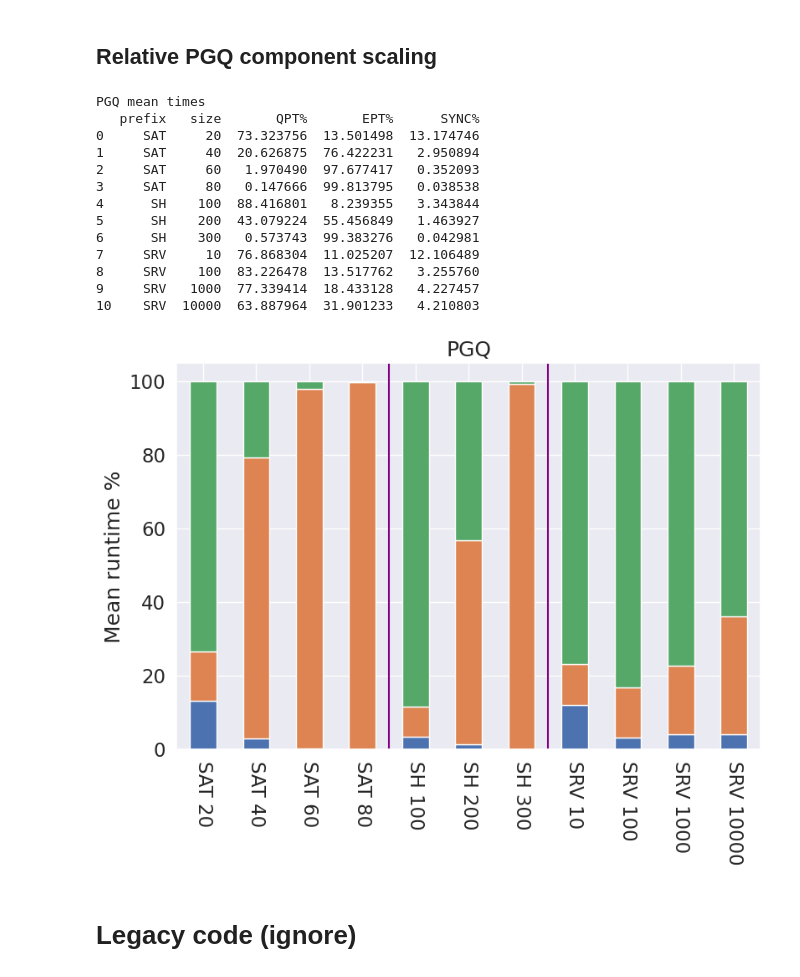
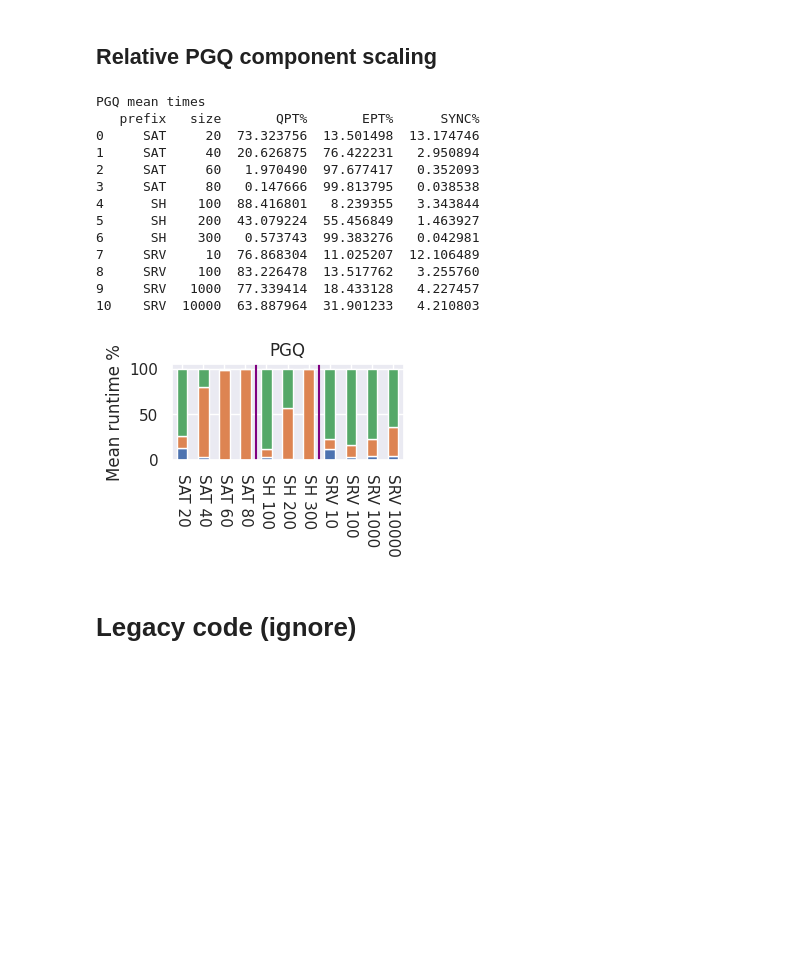
Before and after one commit to PELAB-LiU/ProbabilisticGraphQuery, a Jupyter notebook: measurements/a_rq1_scaling.ipynb, the cells around one changed output. Drawn from its saved outputs; the diff is of its cells as text; code cells hidden in the pictures; blank space fills up the shorter version.

```diff
--- a/measurements/a_rq1_scaling.ipynb
+++ b/measurements/a_rq1_scaling.ipynb
@@ -4,8 +4,8 @@ import seaborn as sns
 from matplotlib import pyplot as plt
 import numpy as np
 from util import *
-
-sns.set(font_scale=1.5)
+import figutil as fgu
+sns.set(font_scale=1)
 # %%
 df_scale = load_scale()[["prefix","run","iteration","size",
         "incremental.healthy","incremental.timeout","incremental.total[ms]","incremental.sync[ms]","incremental.prop[ms]",
@@ -157,35 +161,37 @@ data['Total time'] = data['incremental.engine[ms]'] + data['incremental.sync[ms]
 data['QPT%'] = data['incremental.engine[ms]'] / data['Total time'] * 100
 data['EPT%'] = data['incremental.prop[ms]'] / data['Total time'] * 100
 data['SYNC%'] = data['incremental.sync[ms]'] / data['Total time'] * 100
 
-fig, ax = plt.subplots(1, 1, figsize=(9,6))
+fig, ax = plt.subplots(1, 1, figsize=oneCol(12,5))
 fig.suptitle('')
+
+data = data.rename({"SRV 1000":"SRV 1k", "SRV 10000": "SRV 10k"})
 
 data.plot(kind='bar',ax=ax, x='x',y=['SYNC%','EPT%','QPT%'],stacked=True,legend=False)
 ax.tick_params(axis='x', labelrotation=-90)
 ax.set(title='PGQ', ylabel='Mean runtime %', xlabel=None)
 #axes[0].get_legend().set_visible(False)
 ax.axvline(3.5,0,1,color='purple')
 ax.axvline(6.5,0,1,color='purple')
 print('PGQ mean times')
 print(data[['prefix','size','QPT%','EPT%','SYNC%']])
 
 fig.savefig("figures/scale-reative.pdf", bbox_inches='tight')
 # %% [output]
 PGQ mean times
    prefix   size       QPT%       EPT%      SYNC%
 0     SAT     20  73.323756  13.501498  13.174746
 1     SAT     40  20.626875  76.422231   2.950894
 2     SAT     60   1.970490  97.677417   0.352093
 3     SAT     80   0.147666  99.813795   0.038538
 4      SH    100  88.416801   8.239355   3.343844
 5      SH    200  43.079224  55.456849   1.463927
 6      SH    300   0.573743  99.383276   0.042981
 7     SRV     10  76.868304  11.025207  12.106489
 8     SRV    100  83.226478  13.517762   3.255760
 9     SRV   1000  77.339414  18.433128   4.227457
 10    SRV  10000  63.887964  31.901233   4.210803
-[figure, old version]
+[figure, new version]
 # %% [markdown]
 # Legacy code (ignore)
 # %%
```
Also changed, not shown: parts of 1 cell of this notebook, 8 other files.
